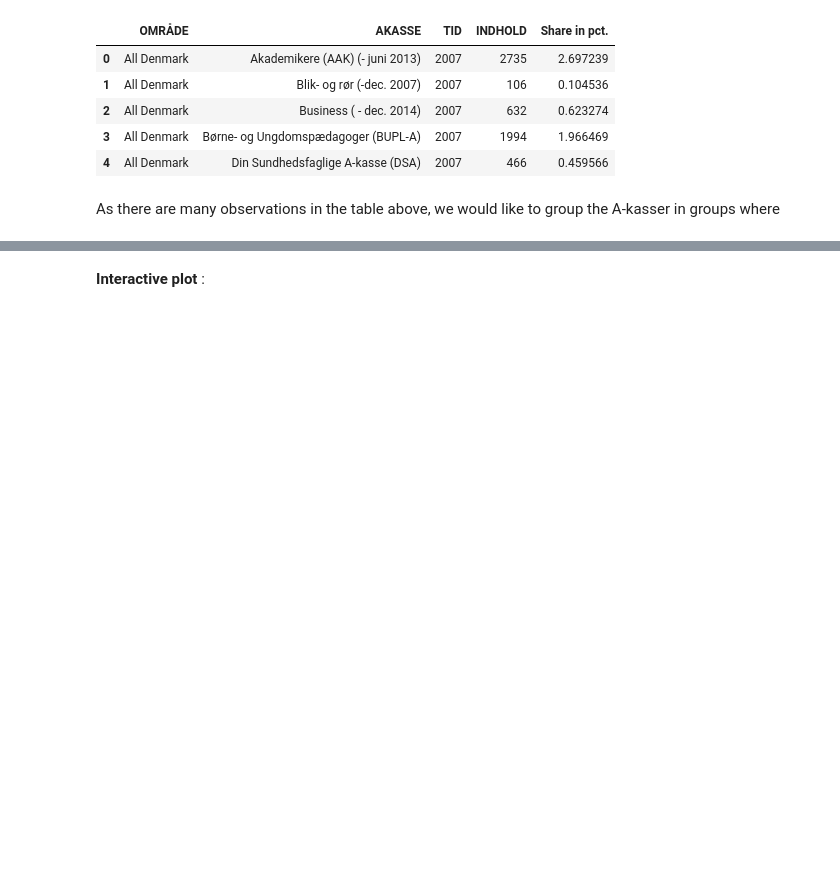
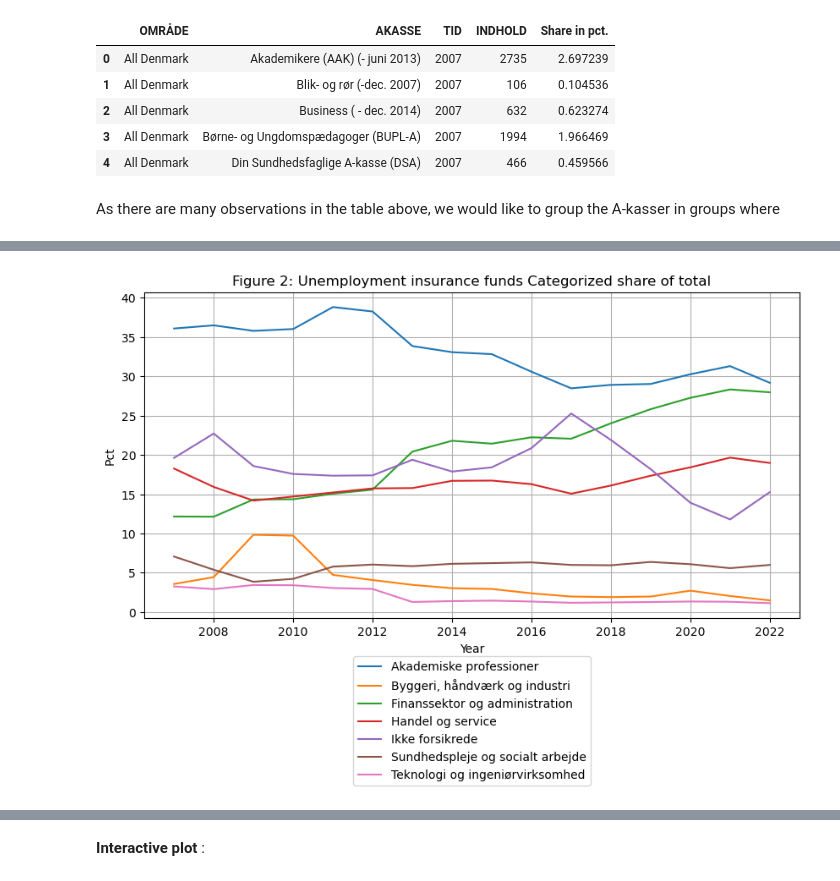
Before and after one commit to NumEconCopenhagen/projects-2024-tummeren-olli, a Jupyter notebook: dataproject/dataproject.ipynb, the cells around one changed output, grey strips where cells are left out. Drawn from its saved outputs; the diff is of its cells as text; code cells hidden in the pictures; blank space fills up the shorter version.

Commit message:
lavet en flot figur

```diff
--- a/dataproject/dataproject.ipynb
+++ b/dataproject/dataproject.ipynb
@@ -310,0 +311,19 @@ print(sum_share)
+# %%
+# Define dictionaries for the categories
+categories = {
+    "Byggeri, håndværk og industri": ["Blik- og rør (-dec. 2007)", "El-faget (- dec. 2020)", "Træ-Industri-Byg (TIB) ( - dec. 2010)", "Metalarbejdere", "Malerfaget og Maritime (- dec. 2007)"],
+    "Sundhedspleje og socialt arbejde": ["Børne- og Ungdomspædagoger (BUPL-A)", "Din Sundhedsfaglige A-kasse (DSA)", "Fødevareforbundet (NNF)", "Socialpædagoger (SLA)", "Lærere (DLF-A)"],
+    "Handel og service": ["Handels- og Kontorfunktionærer (HK)", "Ledere", "Funktionærer og Tjenestemænd (FTF-A)", "Funktionærer og Servicefag ( - dec. 2016)", "Journalistik, Kommunikation og Sprog"],
+    "Teknologi og ingeniørvirksomhed": ["Ingeniører (IAK) (- juni 2013)", "IT-faget og Merkonomer (PROSA) (-juni 2010)", "Teknikere"],
+    "Finanssektor og administration": ["Business ( - dec. 2014)","Økonomer (CA)", "Stats- og Teleansatte (STA) (-juni 2010)", "Kristelig a-kasse", "Det Faglige Hus A-kasse", "Akademikernes (fra 1. juli 2013 inkl. ingeniører)"],
+    "Akademiske professioner": ["Akademikere (AAK) (- juni 2013)", "Magistre (MA)", "Min akasse ( - dec. 2014)", "Min akasse (jan. 2017 - inkl. Funktionærer og Servicefag)", "Din Faglige A-kasse (fra 1. januar 2021 inkl. Byggefagenes a-kasse og El-faget)", "Selvstændige (DANA) (- dec. 2019)", "Selvstændige Erhvervsdrivende (ASE)", "A-kassen Frie (fra 1. januar 2020 inkl. DANA)", "Faglig Fælles a-kasse (3F)", "Fag og Arbejde (FOA)"],
+    "Ikke forsikrede": ["Ikke forsikrede"]
+}
+
+# Create a new column for category and iterate through the dictionary to assign categories
+unemp_api['Category'] = None
+for category, values in categories.items():
+    unemp_api.loc[unemp_api['AKASSE'].isin(values), 'Category'] = category
+
+# Print the DataFrame to see the result
+unemp_api.head(10)
@@ -310,0 +342,30 @@ print(sum_share)
+# %%
+# Group by 'TID' and 'Category' and calculate the sum of 'Share in pct.'
+grouped = unemp_api.groupby(['TID', 'Category'])['Share in pct.'].sum().reset_index()
+
+# Create a figure and a set of subplots
+fig, ax = plt.subplots(figsize=(10, 5))  # Adjust the size here
+
+# Loop through each category and plot the values
+for name, group in grouped.groupby('Category'):
+    ax.plot(group['TID'], group['Share in pct.'], label=name)
+
+# Add a legend under the graph
+ax.legend(bbox_to_anchor=(0.5, -0.1), loc='upper center')
+
+# Add a grid
+ax.grid(True)
+
+# Add a title
+ax.set_title('Figure 2: Unemployment insurance funds Categorized share of total')
+
+# Add x-axis label
+ax.set_xlabel('Year')
+
+# Add y-axis label
+ax.set_ylabel('Pct')
+
+# Show the plot
+plt.show()
+# %% [output]
+[figure, added]
```
Also changed, not shown: parts of 3 cells of this notebook.
